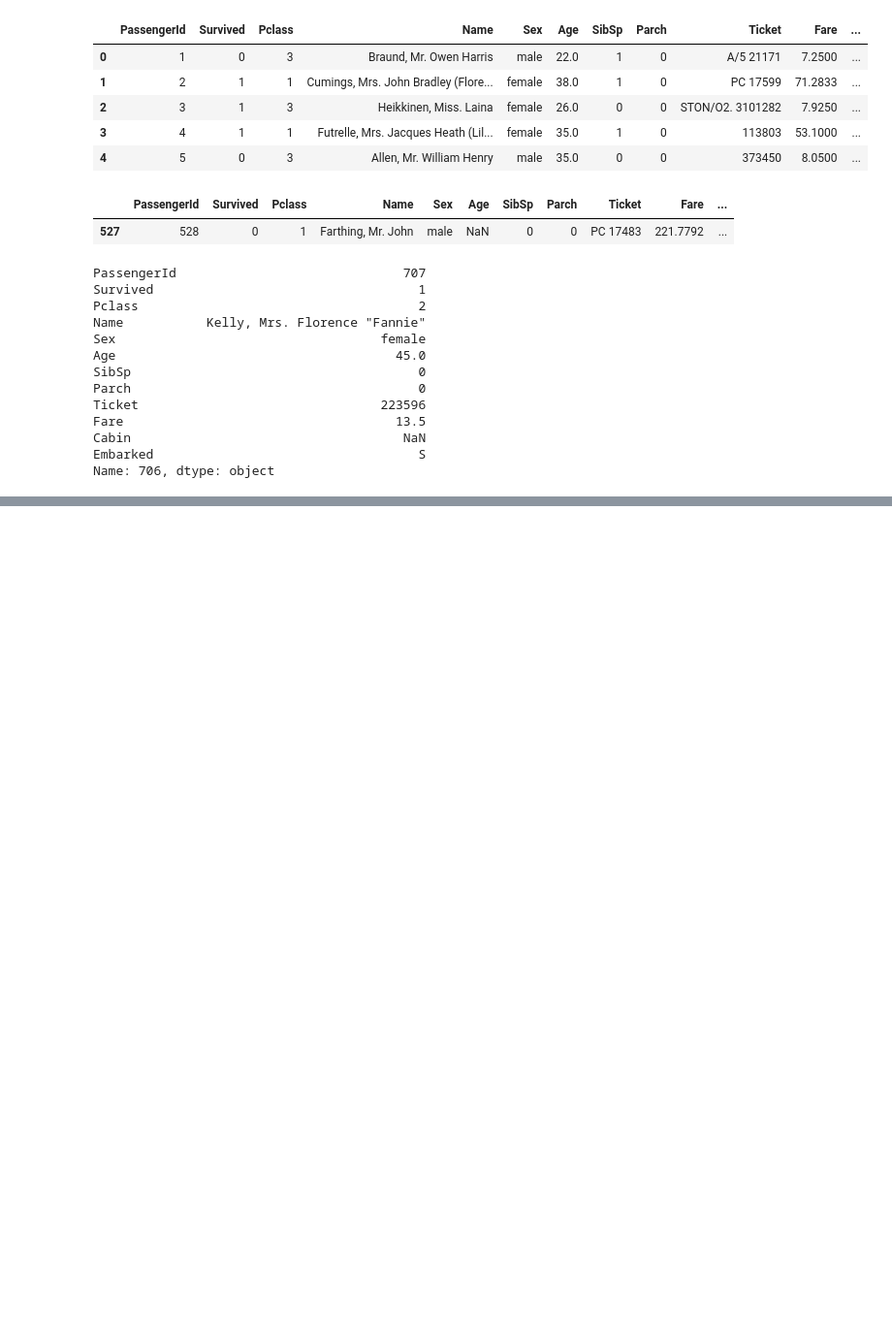
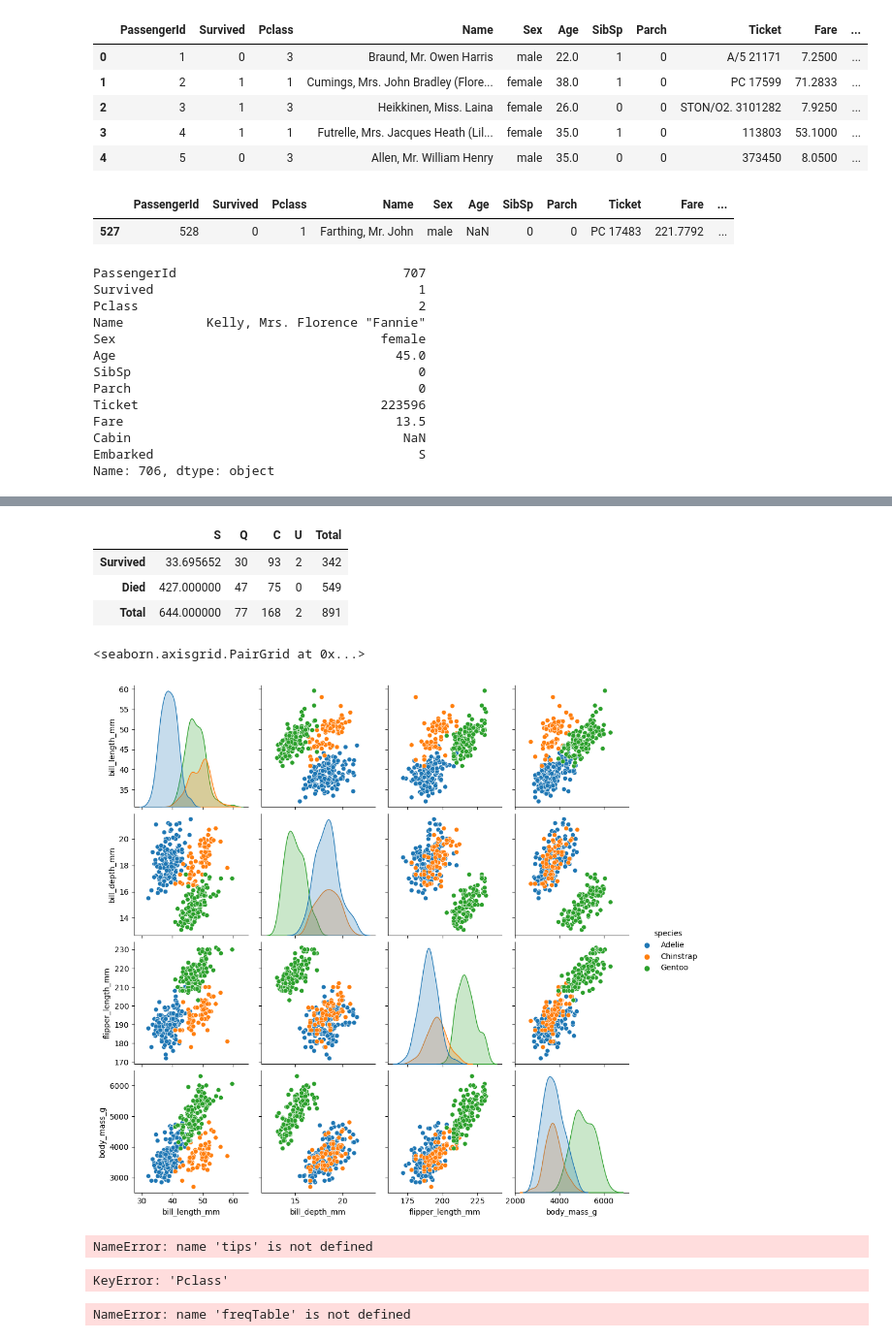
Before and after one commit to calebLSw/AI-1, a Jupyter notebook: Titanic/Titanic.ipynb, the cells around one changed output, grey strips where cells are left out. Shown at 97% size. Saved outputs shown, nothing was run; the diff lists cells and outputs as text; code cells hidden in the pictures; blank space fills up the shorter version.

```diff
--- a/Titanic/Titanic.ipynb
+++ b/Titanic/Titanic.ipynb
@@ -40,0 +285,30 @@ Name: 706, dtype: object
+# %%
+survived = {"S": 0, "C": 0, "Q": 0, "U": 0}
+died = {"S": 0, "C": 0, "Q": 0, "U": 0}
+for idx in range(len(df)):
+    city = df.loc[idx]["Embarked"]
+    if df.loc[idx]["Survived"] == 1:
+        if city in ["S", "C", "Q"]:
+            survived[city] += 1
+        else:
+            survived["U"] += 1
+    else:
+        if city in ["S", "C", "Q"]:
+            died[city] += 1
+        else:
+            died["U"] += 1
+conTable = {
+    "S": [survived["S"]/(survived["S"] + died["S"]) *100, died["S"], survived["S"] + died["S"]],
+    "Q": [survived["Q"], died["Q"], survived["Q"] + died["Q"]],
+    "C": [survived["C"], died["C"], survived["C"] + died["C"]],
+    "U": [survived["U"], died["U"], survived["U"] + died["U"]],
+    "Total": [survived["S"] + survived["Q"] + survived["C"] + survived["U"], died["S"] + died["Q"] + died["C"] + died["U"], len(df)]
+}
+conTable = pd.DataFrame(conTable)
+conTable.index = ["Survived", "Died", "Total"]
+conTable.head()
+# %% [output]
+|  | S | Q | C | U | Total |
+| Survived | 33.695652 | 30 | 93 | 2 | 342 |
+| Died | 427.000000 | 47 | 75 | 0 | 549 |
+| Total | 644.000000 | 77 | 168 | 2 | 891 |
@@ -40,0 +317,11 @@ Name: 706, dtype: object
+# %%
+import seaborn as sns
+df = sns.load_dataset("penguins")
+sns.pairplot(df, hue="species")
+# %% [output]
+<seaborn.axisgrid.PairGrid at 0x...>
+[figure, added]
+# %%
+sns.catplot(data=, kind="bar", x="day", y="total_bill", hue="smoker")
+# %% [output]
+NameError: name 'tips' is not defined
@@ -40,0 +330,23 @@ Name: 706, dtype: object
+# %%
+passengerClasses = {"First": 0, "Second": 0, "Third": 0}
+for passenger in df["Pclass"]:
+    if passenger == 1:
+        passengerClasses["First"] += 1
+    elif passenger == 2:
+        passengerClasses["Second"] += 1
+    elif passenger == 3:
+        passengerClasses["Third"] += 1
+percentClasses = {"First": (passengerClasses["First"]/len(df))*100,
+                    "Second": (passengerClasses["Second"]/len(df)*100),
+                    "Third": (passengerClasses["Third"]/len(df)*100)
+                 }
+freqTable = {
+    "Classes": ["First", "Second", "Third"],
+    "Percent": [percentClasses["First"], percentClasses["Second"], percentClasses["Third"]]
+}
+# %% [output]
+KeyError: 'Pclass'
+# %%
+sns.barplot(data=freqTable, x="Classes", y="Percent")
+# %% [output]
+NameError: name 'freqTable' is not defined
```
Also changed, not shown: parts of 22 cells of this notebook.
